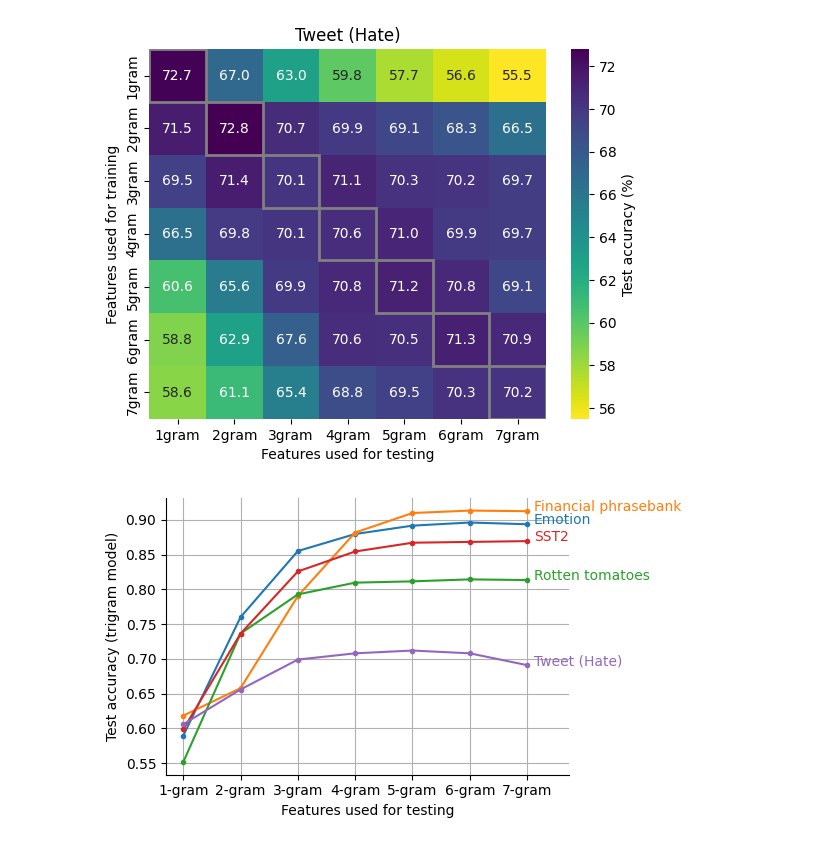
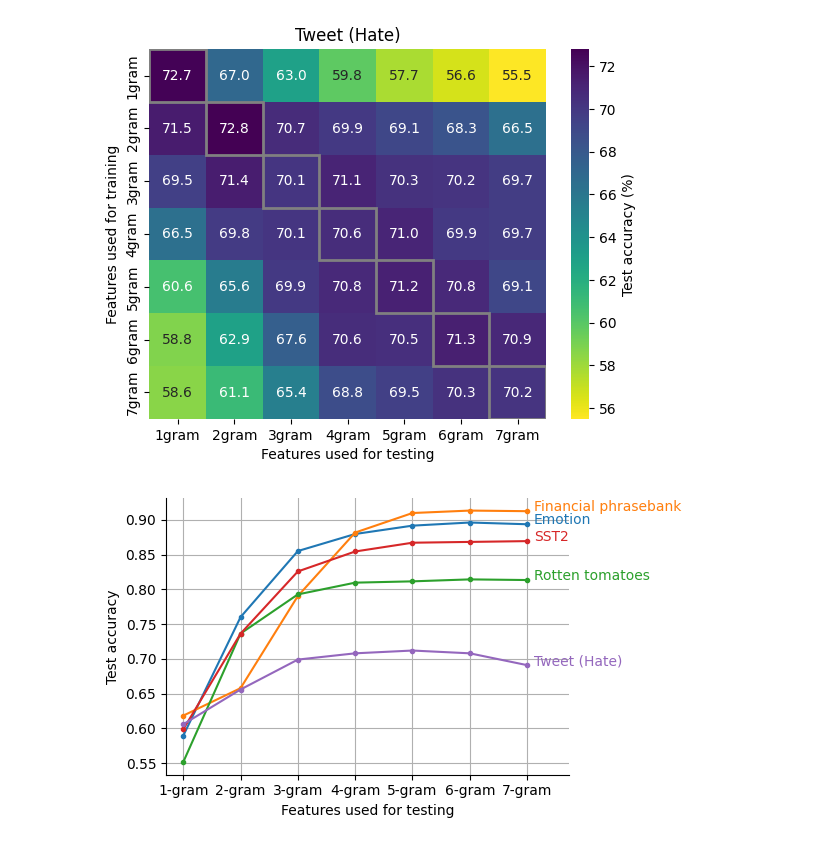
Before and after one commit to csinva/imodelsX, a Jupyter notebook: notebooks/05_vary_ngrams_test.ipynb, the cells around one changed output. Drawn from its saved outputs; the diff is of its cells as text; code cells hidden in the pictures.

```diff
--- a/notebooks/05_vary_ngrams_test.ipynb
+++ b/notebooks/05_vary_ngrams_test.ipynb
@@ -96,14 +93,14 @@ for dset in sorted(rs.dataset.unique()):
 # %%
 ngram_train = 4
 plt.figure(figsize=(6, 3.5))
 for i, dset in enumerate(dsets):
     plt.plot(heatmaps[i][ngram_train], '.-', label=data.DSETS_RENAME_DICT[dset])
 plt.grid()
 plt.xticks(np.arange(N), [f'{n + 1}-gram' for n in range(N)])
-plt.ylabel('Test accuracy (trigram model)')
+plt.ylabel('Test accuracy')
 plt.xlabel('Features used for testing')
 dvu.line_legend(fontsize='medium')
 plt.savefig('../vary_ngrams_single.pdf', bbox_inches='tight')
 plt.show()
 # %% [output]
-[figure, old version]
+[figure, new version]
```
Also changed, not shown: parts of 1 cell of this notebook, 2 other files.
